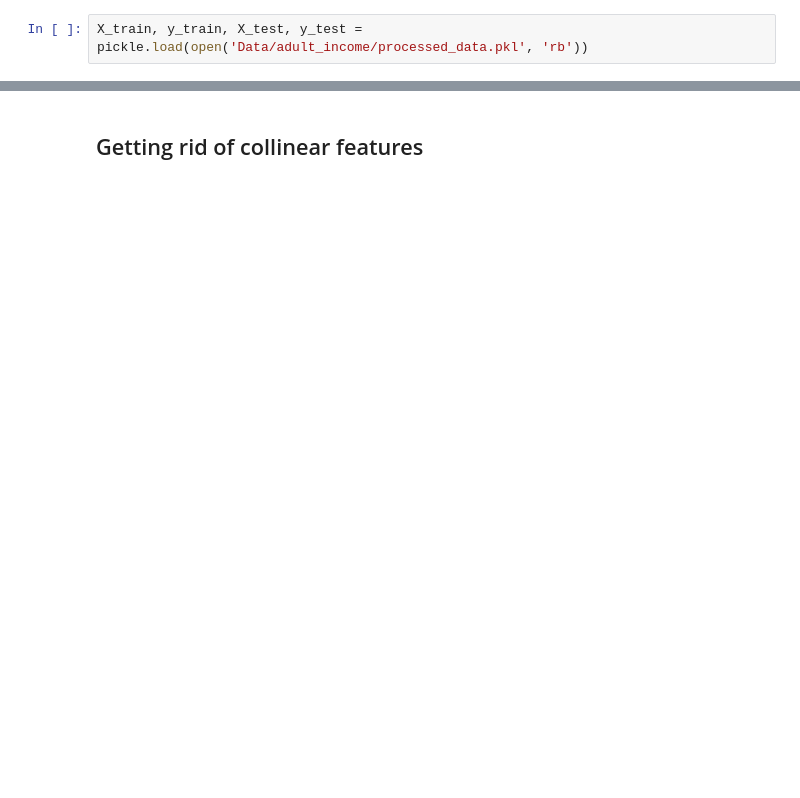
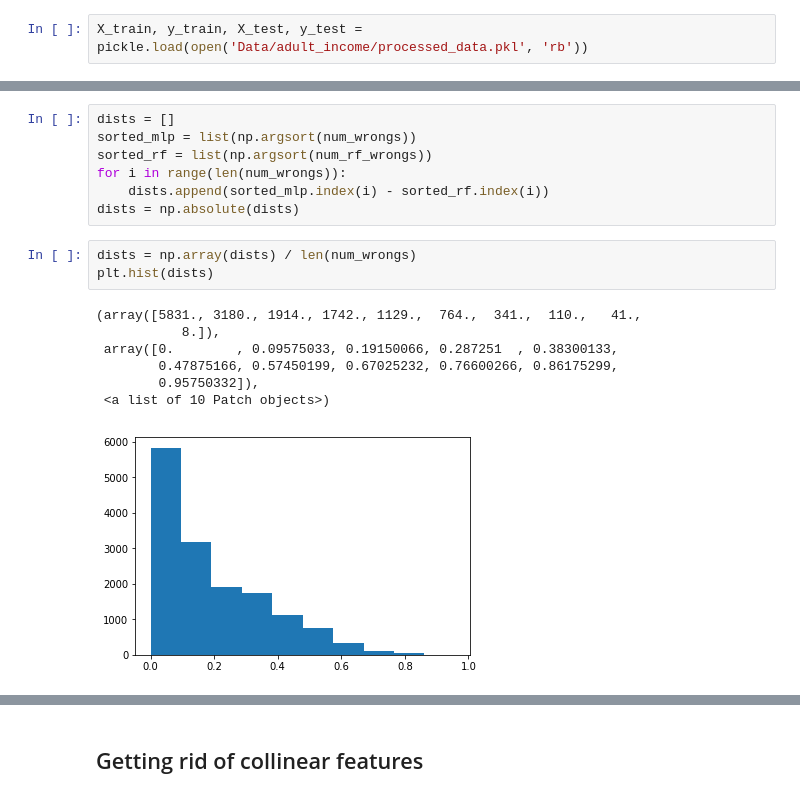
Before and after one commit to matthewkol186/cos597efinalproject, a Jupyter notebook: Multiplicity.ipynb, the cells around one changed output, grey strips where cells are left out. Drawn from its saved outputs; the diff is of its cells as text; blank space fills up the shorter version.

```diff
--- a/Multiplicity.ipynb
+++ b/Multiplicity.ipynb
@@ -67,3 +113,21 @@ plt.show()
+# %%
+dists = []
+sorted_mlp = list(np.argsort(num_wrongs))
+sorted_rf = list(np.argsort(num_rf_wrongs))
+for i in range(len(num_wrongs)):
+    dists.append(sorted_mlp.index(i) - sorted_rf.index(i))
+dists = np.absolute(dists)
+# %%
+dists = np.array(dists) / len(num_wrongs)
+plt.hist(dists)
+# %% [output]
+(array([5831., 3180., 1914., 1742., 1129.,  764.,  341.,  110.,   41.,
+           8.]),
+ array([0.        , 0.09575033, 0.19150066, 0.287251  , 0.38300133,
+        0.47875166, 0.57450199, 0.67025232, 0.76600266, 0.86175299,
+        0.95750332]),
+ <a list of 10 Patch objects>)
+[figure, added]
 # %%
 model = LinearRegression()
 model.fit(X_test, num_wrongs)
```
Also changed, not shown: parts of 16 cells of this notebook.
